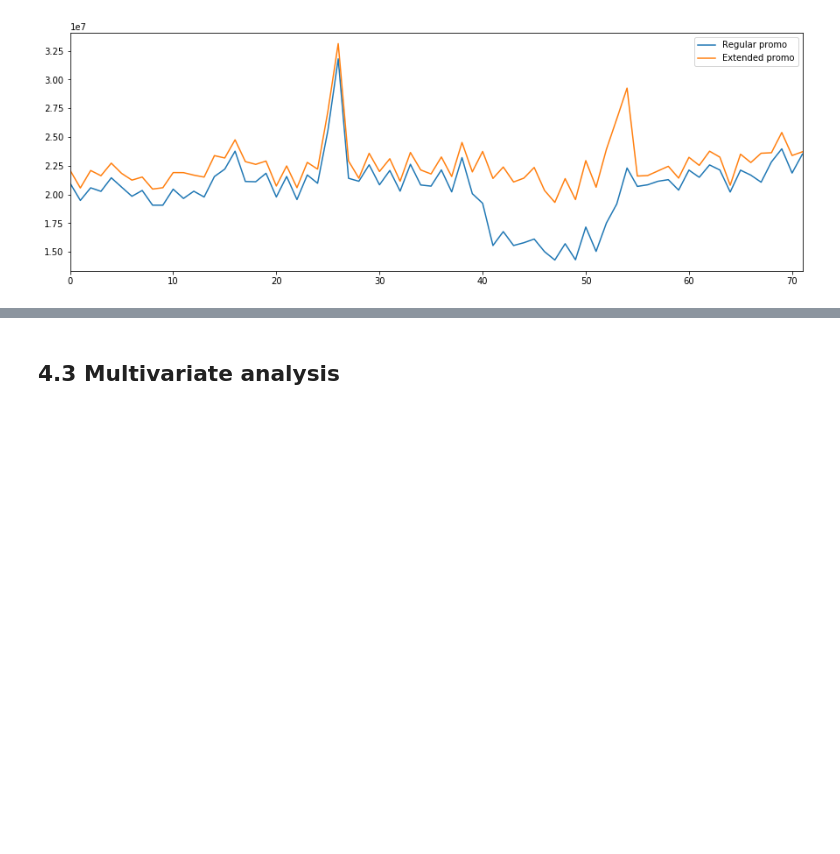
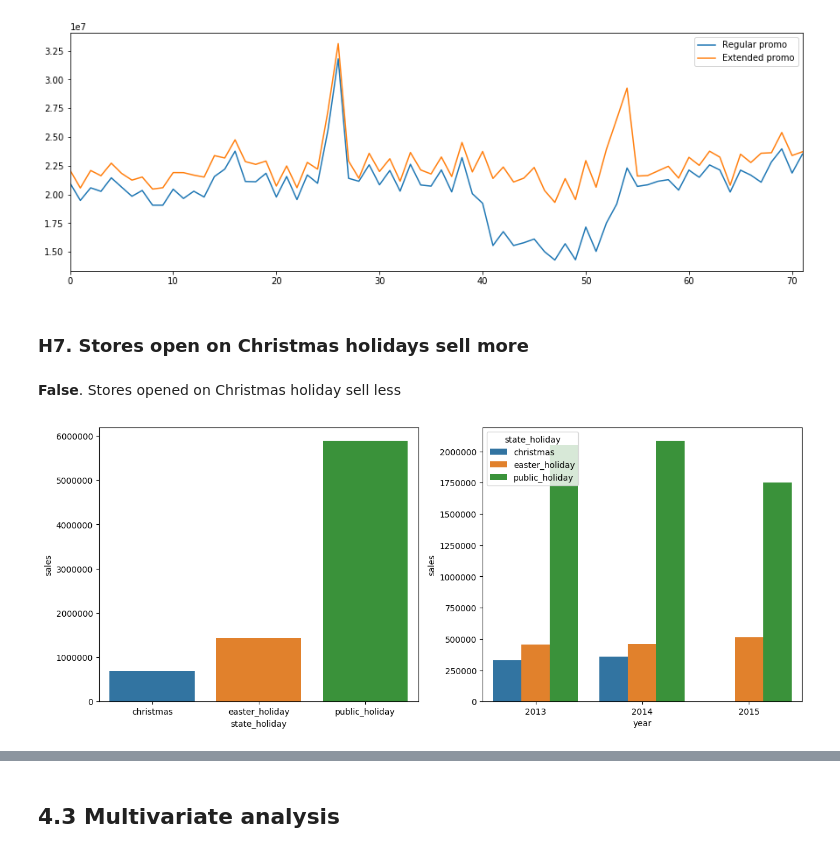
Before and after one commit to mmuriloj/Rossmann-Store-Sales, a Jupyter notebook: m04_v01_salesPrediction.ipynb, the cells around one changed output, grey strips where cells are left out. Saved outputs shown, nothing was run; the diff lists cells and outputs as text; code cells hidden in the pictures; blank space fills up the shorter version.

```diff
--- a/m04_v01_salesPrediction.ipynb
+++ b/m04_v01_salesPrediction.ipynb
@@ -509,3 +509,19 @@ ax.legend(['Regular promo', 'Extended promo'])
 # %% [output]
 <matplotlib.legend.Legend at 0x...>
 [figure]
+# %% [markdown]
+### H7. Stores open on Christmas holidays sell more
+# %% [markdown]
+**False**. Stores opened on Christmas holiday sell less
+# %%
+fig=plt.figure(figsize=(15,6), dpi= 100)
+
+plt.subplot(1,2,1)
+aux1 = df4[df4['state_holiday'] != 'regular_day'][['state_holiday', 'sales']].groupby('state_holiday').sum().reset_index()
+sns.barplot(x='state_holiday', y='sales', data=aux1);
+
+plt.subplot(1,2,2)
+aux2 = df4[df4['state_holiday'] != 'regular_day'][['year', 'state_holiday', 'sales']].groupby(['state_holiday','year']).sum().reset_index()
+sns.barplot(x='year', y='sales', hue = 'state_holiday', data=aux2);
+# %% [output]
+[figure, added]
```
Also changed, not shown: parts of 15 cells of this notebook.
